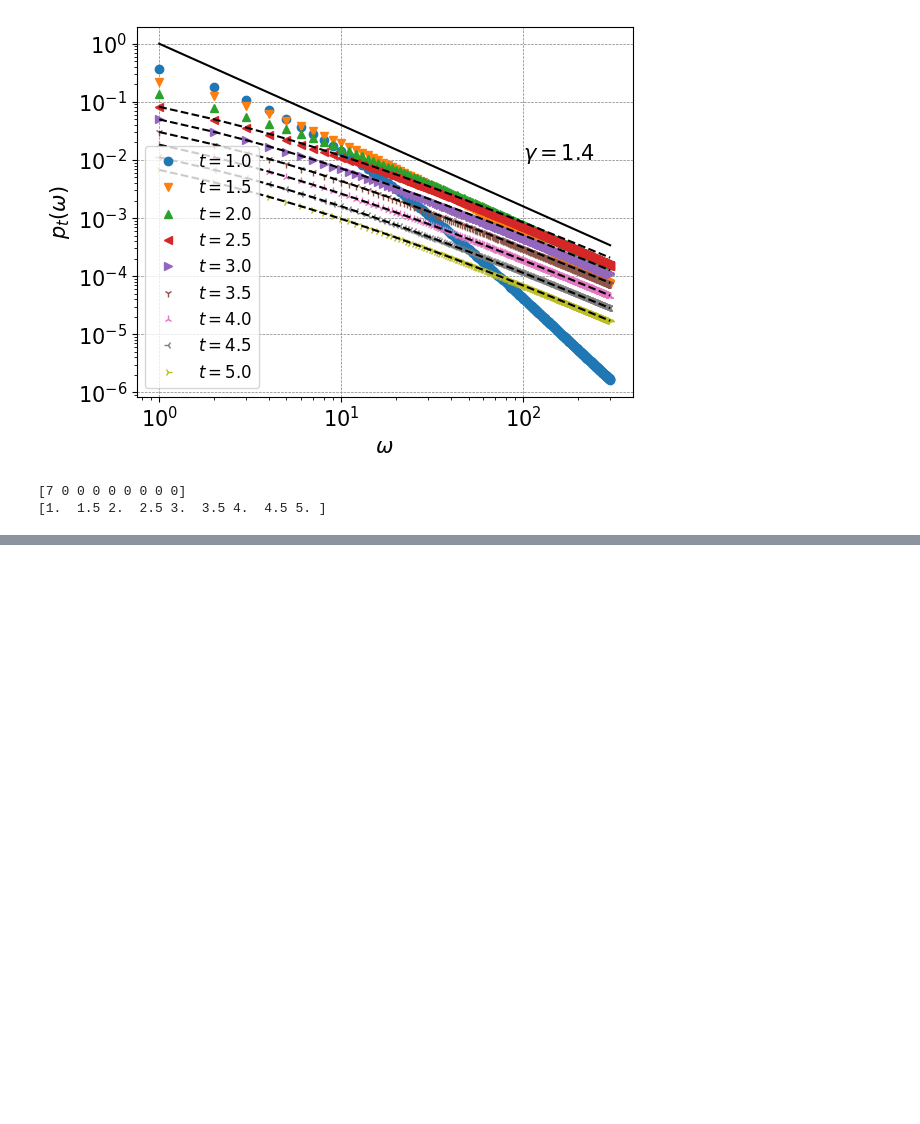
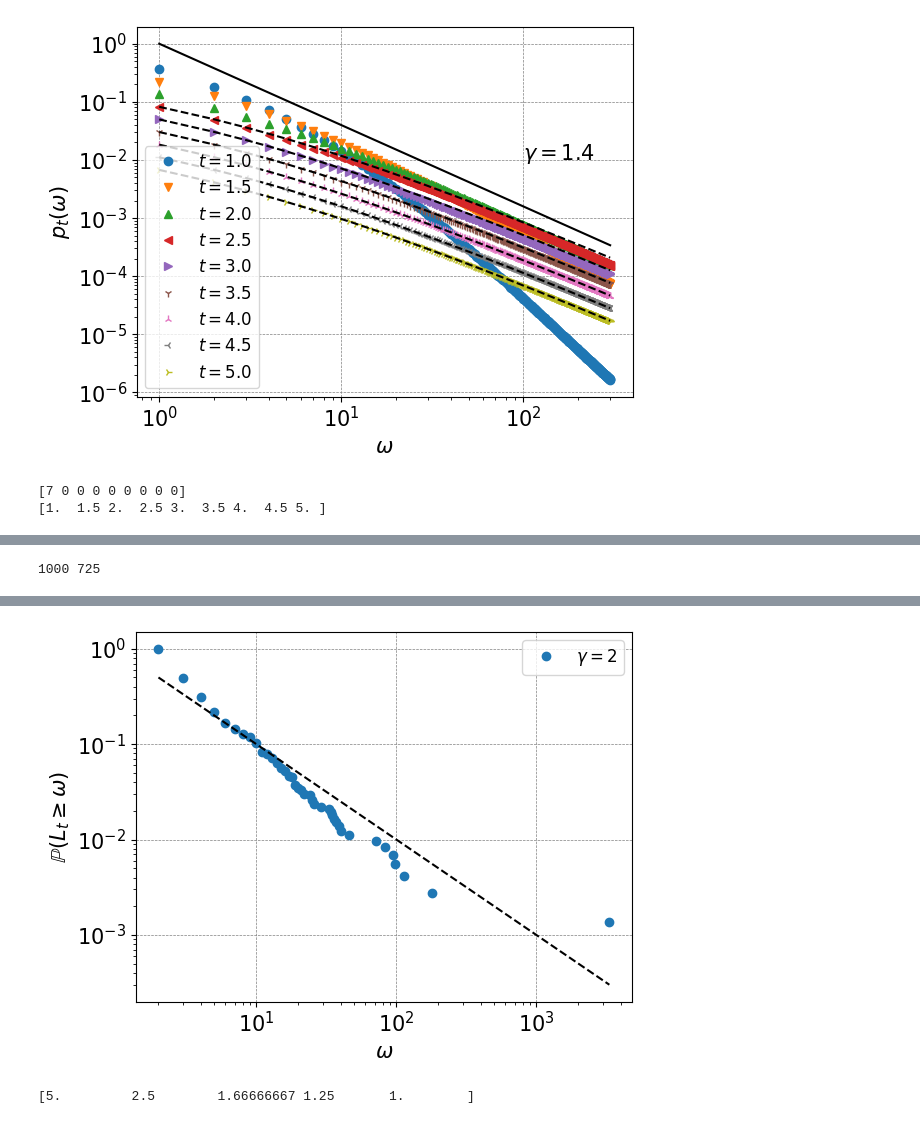
Before and after one commit to saf92/Urn-balls-in-bins-model, a Jupyter notebook: urn_code.ipynb, the cells around one changed output, grey strips where cells are left out. Cells and saved outputs as stored; diff of their text form; code cells hidden in the pictures; blank space fills up the shorter version.

```diff
--- a/urn_code.ipynb
+++ b/urn_code.ipynb
@@ -720,7 +640,0 @@ for i in range(len(pbp_vec)):
-# %%
-for i in range(len(pbp_vec)):
-    plt.loglog(tail_vec[i][0],tail_vec[i][1],'o',label=r'$\gamma={}$'.format(np.round(gs[i],2)))
-    plt.loglog(pred_vec[i][0],pred_vec[i][1],linestyle='--',color='black')
-
-plt.ylim(0.7*1/N,1.5)
-add_labels(plt,*label_arr_pbp1)
@@ -729,0 +641,14 @@ add_labels(plt,*label_arr_pbp1)
+# %%
+w_add=1
+a=1
+g=2
+jt_max=1
+w_max=10**4
+runs=10**3
+# %%
+%%time
+ws=[]
+for i in tqdm(range(runs)):
+    w=1.0
+    w=pure_birth_process_single(w,w_add,a,g,jt_max,w_max)
+    ws.append(w)
@@ -729,0 +658,13 @@ add_labels(plt,*label_arr_pbp1)
+# %%
+ws=np.asarray(ws,float)
+ws1=ws[ws<w_max]
+print(len(ws),len(ws1))
+# x,y=tail(ws)
+x,y=tail(ws1)
+# %% [output]
+1000 725
+# %%
+plt.loglog(x,y,'o',label=r'$\gamma={}$'.format(np.round(g,2)))
+plt.loglog(x,x**-(g-1),color='black',linestyle='--')
+add_labels(plt,*label_arr_lp1)
+# %% [output]
@@ -729,0 +672,12 @@ add_labels(plt,*label_arr_pbp1)
+[figure, added]
+# %%
+w_add=1
+a=1
+gs=np.asarray([1.2,1.4,1.6,1.8,2.0],float)
+n=len(gs)
+jt_maxs=exp_expl_time(gs)
+print(jt_maxs)
+w_max=300
+runs=10**4
+# %% [output]
+[5.         2.5        1.66666667 1.25       1.        ]
```
Also changed, not shown: parts of 62 cells of this notebook, 12 other files.
